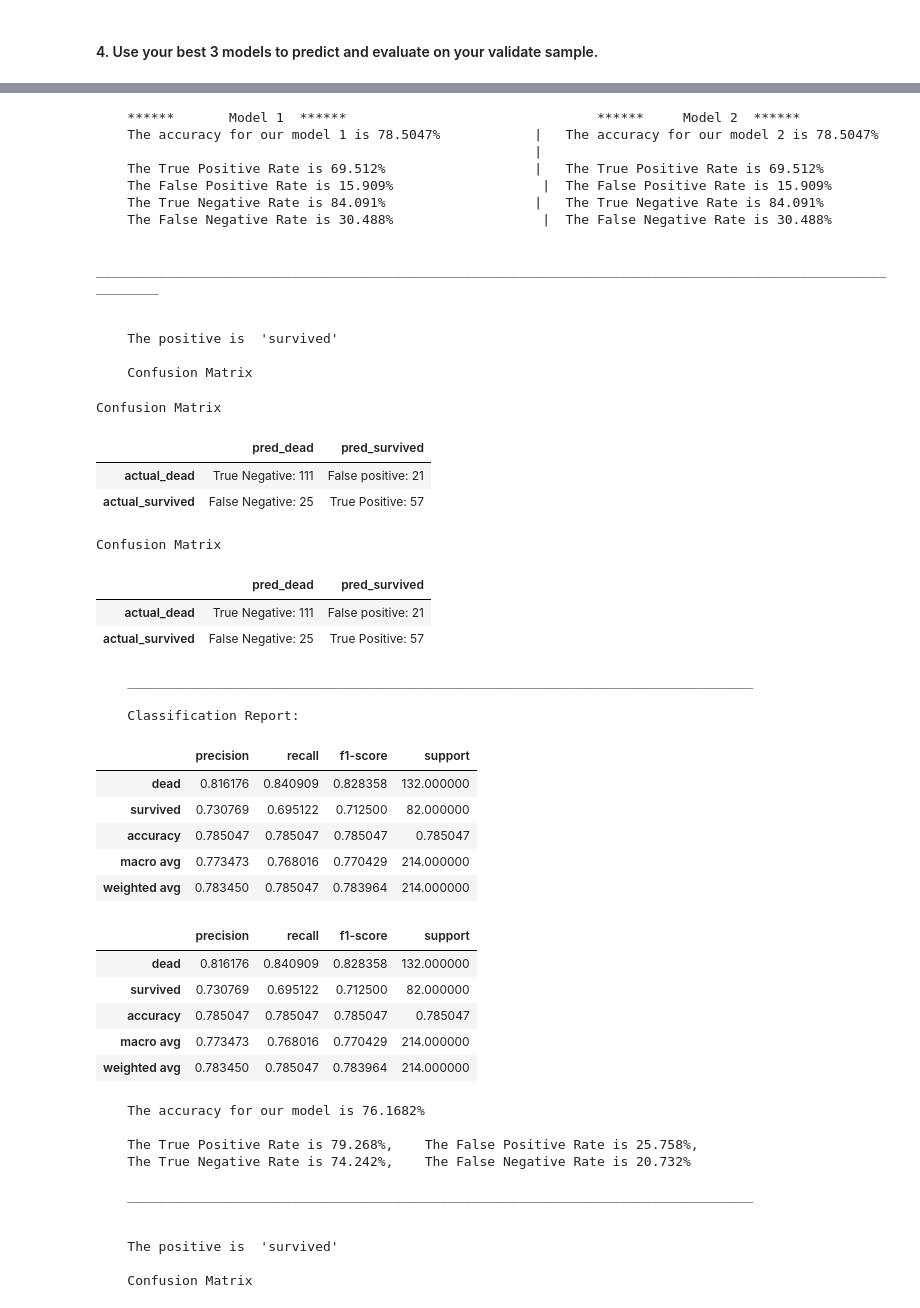
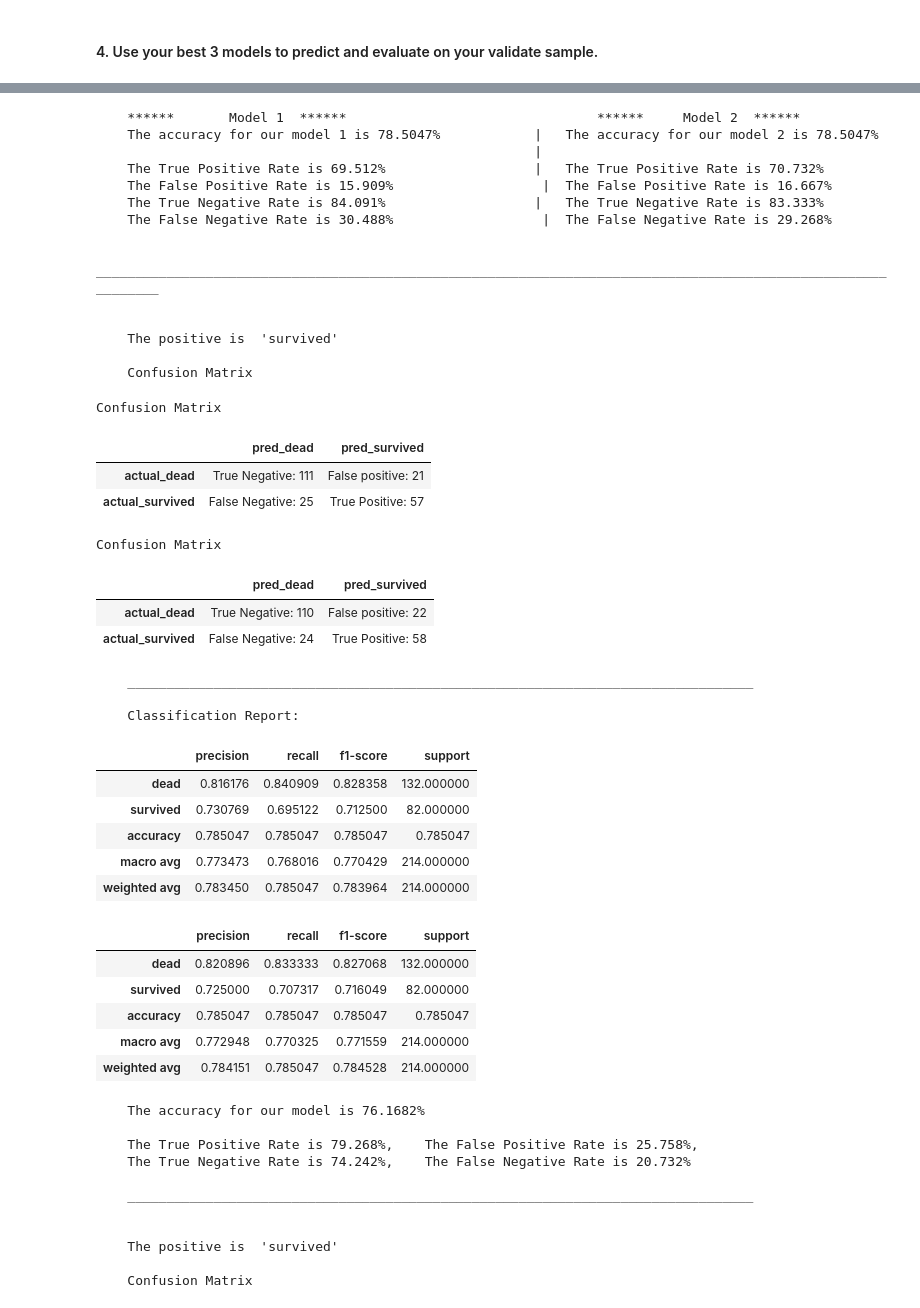
Before and after one commit to HeatherOrtegaMcMillan/classification-exercises, a Jupyter notebook: model.ipynb, the cells around one changed output, grey strips where cells are left out. Drawn from its saved outputs; the diff is of its cells as text; code cells hidden in the pictures.

```diff
--- a/model.ipynb
+++ b/model.ipynb
@@ -1125,43 +1125,43 @@ Confusion Matrix
 # %%
-mf.compare(logmodel2, logmodel2, X_validate, y_validate)
+mf.compare(logmodel2, logmodel3, X_validate, y_validate)
 # %% [output]
     ******       Model 1  ******                                ******     Model 2  ******
     The accuracy for our model 1 is 78.5047%            |   The accuracy for our model 2 is 78.5047%
                                                         |
-    The True Positive Rate is 69.512%                   |   The True Positive Rate is 69.512%
-    The False Positive Rate is 15.909%                   |  The False Positive Rate is 15.909%
-    The True Negative Rate is 84.091%                   |   The True Negative Rate is 84.091%
-    The False Negative Rate is 30.488%                   |  The False Negative Rate is 30.488%
+    The True Positive Rate is 69.512%                   |   The True Positive Rate is 70.732%
+    The False Positive Rate is 15.909%                   |  The False Positive Rate is 16.667%
+    The True Negative Rate is 84.091%                   |   The True Negative Rate is 83.333%
+    The False Negative Rate is 30.488%                   |  The False Negative Rate is 29.268%
 
     _____________________________________________________________________________________________________________
 
 
     The positive is  'survived'
 
     Confusion Matrix
 Confusion Matrix
 |  | pred_dead | pred_survived |
 | actual_dead | True Negative: 111 | False positive: 21 |
 | actual_survived | False Negative: 25 | True Positive: 57 |
 Confusion Matrix
 |  | pred_dead | pred_survived |
-| actual_dead | True Negative: 111 | False positive: 21 |
-| actual_survived | False Negative: 25 | True Positive: 57 |
+| actual_dead | True Negative: 110 | False positive: 22 |
+| actual_survived | False Negative: 24 | True Positive: 58 |
     ________________________________________________________________________________
 
     Classification Report:
 |  | precision | recall | f1-score | support |
 | dead | 0.816176 | 0.840909 | 0.828358 | 132.000000 |
 | survived | 0.730769 | 0.695122 | 0.712500 | 82.000000 |
 | accuracy | 0.785047 | 0.785047 | 0.785047 | 0.785047 |
 | macro avg | 0.773473 | 0.768016 | 0.770429 | 214.000000 |
 | weighted avg | 0.783450 | 0.785047 | 0.783964 | 214.000000 |
 |  | precision | recall | f1-score | support |
-| dead | 0.816176 | 0.840909 | 0.828358 | 132.000000 |
-| survived | 0.730769 | 0.695122 | 0.712500 | 82.000000 |
+| dead | 0.820896 | 0.833333 | 0.827068 | 132.000000 |
+| survived | 0.725000 | 0.707317 | 0.716049 | 82.000000 |
 | accuracy | 0.785047 | 0.785047 | 0.785047 | 0.785047 |
-| macro avg | 0.773473 | 0.768016 | 0.770429 | 214.000000 |
-| weighted avg | 0.783450 | 0.785047 | 0.783964 | 214.000000 |
+| macro avg | 0.772948 | 0.770325 | 0.771559 | 214.000000 |
+| weighted avg | 0.784151 | 0.785047 | 0.784528 | 214.000000 |
 # %%
 mf.model_performs(X_validate, y_validate, logmodel4)
 # %% [output]
```
Also changed, not shown: parts of 3 cells of this notebook.
